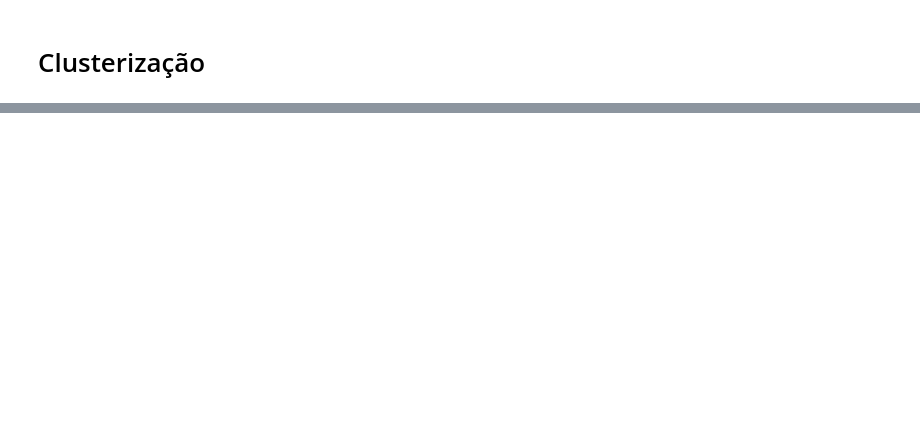
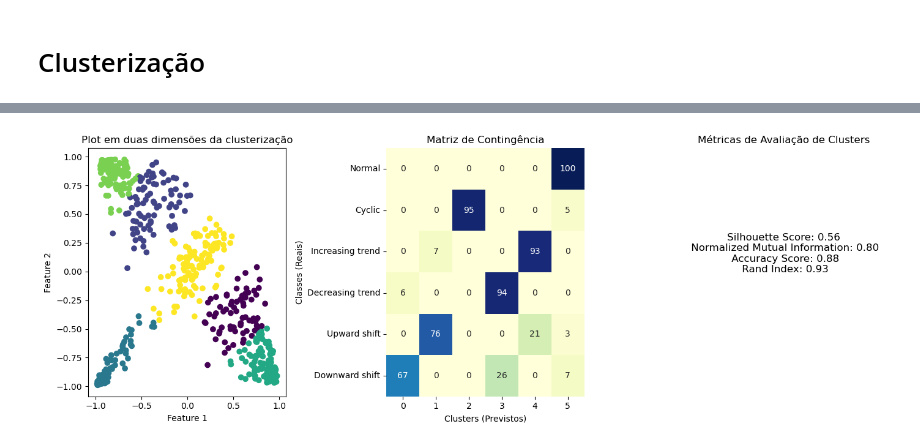
Before and after one commit to Esdras-Daniel/Clustering-material, a Jupyter notebook: 8_Deep_Clustering.ipynb, the cells around one changed output, grey strips where cells are left out. Saved outputs shown, nothing was run; the diff lists cells and outputs as text; code cells hidden in the pictures; blank space fills up the shorter version.

```diff
--- a/8_Deep_Clustering.ipynb
+++ b/8_Deep_Clustering.ipynb
@@ -33,21 +42,32 @@ X_wine = zscore(X_wine)
 # %%
 def return_autoencoder(input_dim, encoding_dim):
 
-    input_layer = tf.keras.layers.Input(shape=(input_dim,))
-    encoder = tf.keras.layers.Dense(encoding_dim, activation='sigmoid')(input_layer)
-    decoder = tf.keras.layers.Dense(input_dim, activation='softmax')(encoder)
+    # Input Layer
+    encoder_input = keras.layers.Input(shape=(input_dim,))
 
-    autoencoder = tf.keras.models.Model(inputs=input_layer, outputs=decoder)
+    # Encoder Layer
+    encoder_output = keras.layers.Dense(encoding_dim, activation='tanh')(encoder_input)
 
-    return autoencoder
+    # Encoder Model
+    encoder = keras.Model(encoder_input, encoder_output, name='encoder')
+
+    # Output Layer
+    decoder_output = keras.layers.Dense(input_dim, activation='tanh')(encoder_output)
+
+    # Autoencoder Model
+    autoencoder = keras.models.Model(inputs=encoder_input, outputs=decoder_output)
+
+    # Definindo otimizador e compilando o modelo
+    opt = keras.optimizers.Adam(learning_rate = 0.001)
+    autoencoder.compile(opt, loss = 'mse')
+
+    return autoencoder, encoder
 # %%
 # Definindo o autoencoder
 iris_input_dim = X_iris.shape[1]
 wine_input_dim = X_wine.shape[1]
 syn_ctrl_input_dim = X_syn_ctrl.shape[1]
 
-encoding_dim = 2
-
-autoencoder_syn_ctrl = return_autoencoder(syn_ctrl_input_dim, encoding_dim)
-autoencoder_wine = return_autoencoder(wine_input_dim, encoding_dim)
-autoencoder_iris = return_autoencoder(iris_input_dim, encoding_dim)
+autoencoder_syn_ctrl, encoder_syn_ctrl = return_autoencoder(syn_ctrl_input_dim, encoding_dim = 2)
+autoencoder_wine, encoder_wine = return_autoencoder(wine_input_dim, encoding_dim = 2)
+autoencoder_iris, encoder_iris = return_autoencoder(iris_input_dim, encoding_dim = 2)
@@ -100,0 +130,8 @@ autoencoder_syn_ctrl.layers[2]
+# %%
+EL_syn_ctrl = encoder_syn_ctrl.predict(X_syn_ctrl)
+EL_iris = encoder_iris.predict(X_iris)
+EL_wine = encoder_wine.predict(X_wine)
+
+print(f'Shape espaço latente Synthetic Control: {EL_syn_ctrl.shape}')
+print(f'Shape espaço latente Íris: {EL_iris.shape}')
+print(f'Shape espaço latente Wine: {EL_wine.shape}')
@@ -100,0 +145,8 @@ autoencoder_syn_ctrl.layers[2]
+# %%
+km_labels_syn_control = KMeans(n_clusters = 6).fit_predict(EL_syn_ctrl)
+km_labels_iris = KMeans(n_clusters = 3).fit_predict(EL_iris)
+km_labels_wine = KMeans(n_clusters = 3).fit_predict(EL_wine)
+# %%
+plot_cluster_evaluation(EL_syn_ctrl, y_syn_ctrl, km_labels_syn_control, syn_ctrl_target_names)
+# %% [output]
+[figure, added]
```
Also changed, not shown: parts of 14 cells of this notebook, 8 other files.
